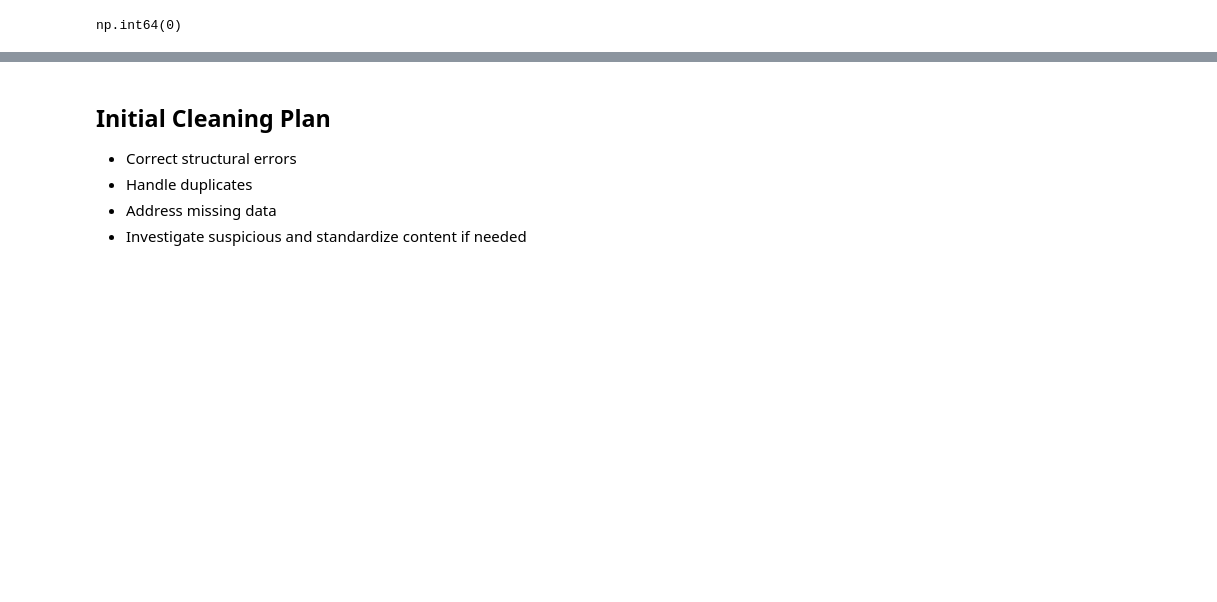
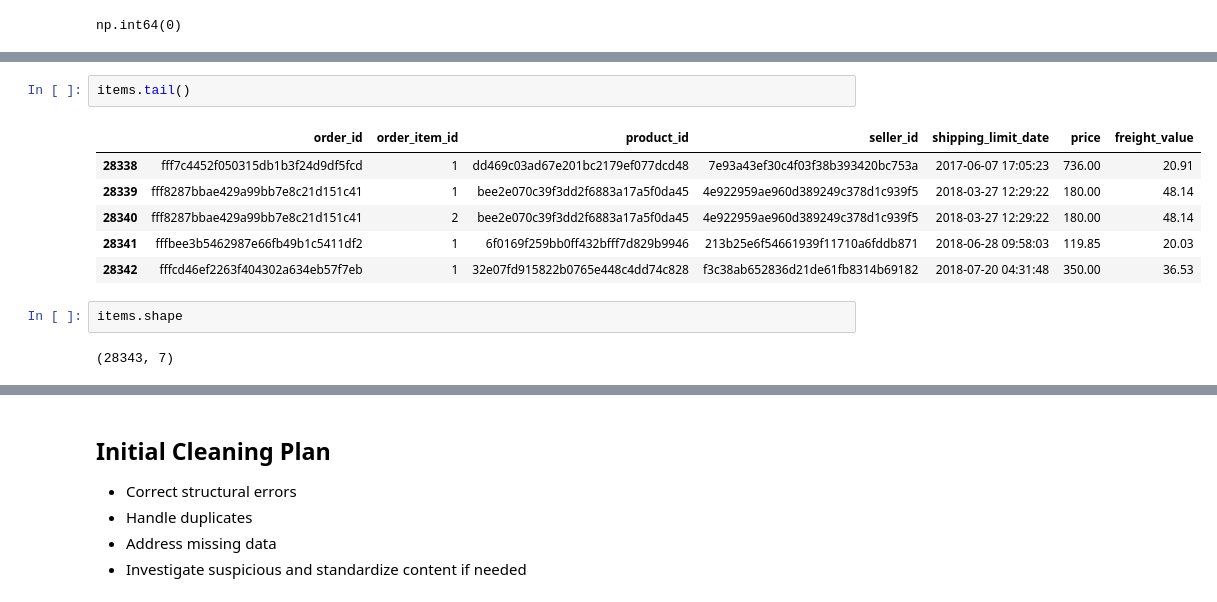
Before and after one commit to Jade-Jung/ban6003-project-option-2-hyejung-jung, a Jupyter notebook: notebooks/olist_project_starter.ipynb, the cells around one changed output, grey strips where cells are left out. Drawn from its saved outputs; the diff is of its cells as text; blank space fills up the shorter version.

```diff
--- a/notebooks/olist_project_starter.ipynb
+++ b/notebooks/olist_project_starter.ipynb
@@ -466,0 +485,13 @@ np.int64(0)
+# %%
+items.tail()
+# %% [output]
+|  | order_id | order_item_id | product_id | seller_id | shipping_limit_date | price | freight_value |
+| 28338 | fff7c4452f050315db1b3f24d9df5fcd | 1 | dd469c03ad67e201bc2179ef077dcd48 | 7e93a43ef30c4f03f38b393420bc753a | 2017-06-07 17:05:23 | 736.00 | 20.91 |
+| 28339 | fff8287bbae429a99bb7e8c21d151c41 | 1 | bee2e070c39f3dd2f6883a17a5f0da45 | 4e922959ae960d389249c378d1c939f5 | 2018-03-27 12:29:22 | 180.00 | 48.14 |
+| 28340 | fff8287bbae429a99bb7e8c21d151c41 | 2 | bee2e070c39f3dd2f6883a17a5f0da45 | 4e922959ae960d389249c378d1c939f5 | 2018-03-27 12:29:22 | 180.00 | 48.14 |
+| 28341 | fffbee3b5462987e66fb49b1c5411df2 | 1 | 6f0169f259bb0ff432bfff7d829b9946 | 213b25e6f54661939f11710a6fddb871 | 2018-06-28 09:58:03 | 119.85 | 20.03 |
+| 28342 | fffcd46ef2263f404302a634eb57f7eb | 1 | 32e07fd915822b0765e448c4dd74c828 | f3c38ab652836d21de61fb8314b69182 | 2018-07-20 04:31:48 | 350.00 | 36.53 |
+# %%
+items.shape
+# %% [output]
+(28343, 7)
```
Also changed, not shown: parts of 17 cells of this notebook.
